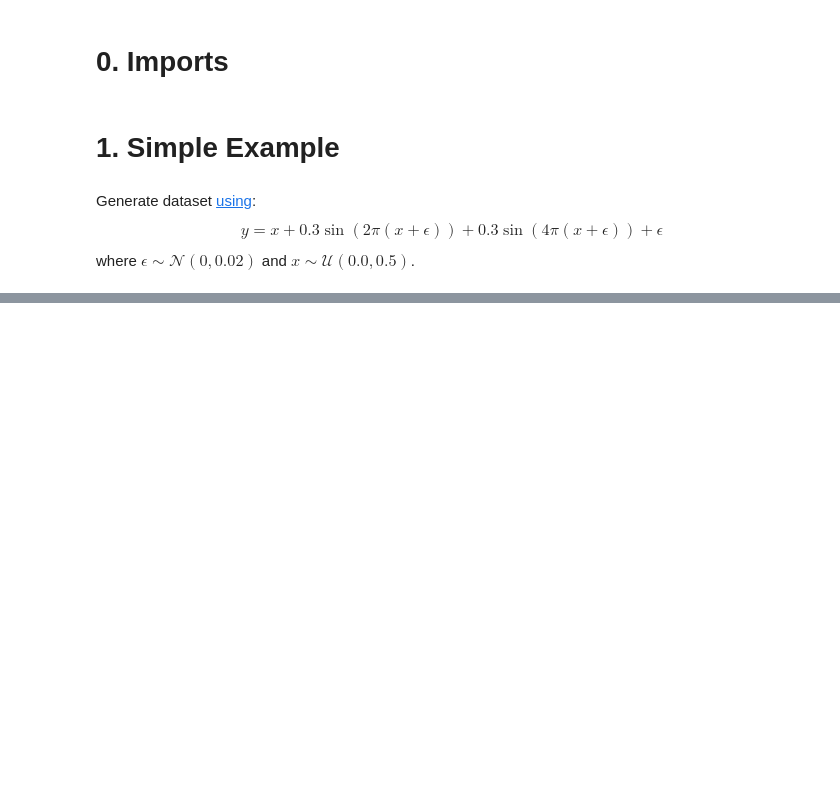
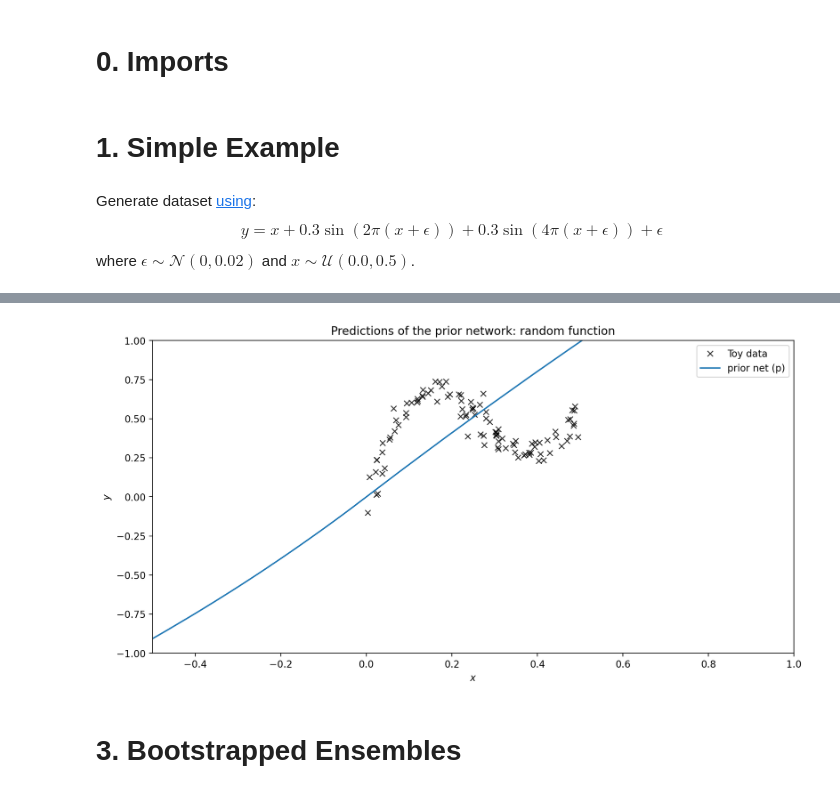
Before and after one commit to peterchang0414/randomized_priors, a Jupyter notebook: randomized_priors.ipynb, the cells around one changed output, grey strips where cells are left out. Drawn from its saved outputs; the diff is of its cells as text; code cells hidden in the pictures; blank space fills up the shorter version.

```diff
--- a/randomized_priors.ipynb
+++ b/randomized_priors.ipynb
@@ -58,0 +67,28 @@ plt.show()
+# %%
+class PriorNet(nn.Module):
+
+  @nn.compact
+  def __call__(self, x):
+    dense = partial(nn.Dense, kernel_init=glorot_normal())
+    return nn.Sequential([dense(16), nn.elu, dense(16), nn.elu, dense(1)])(x)
+# %%
+key, _ = jax.random.split(jax.random.PRNGKey(0))
+
+model = PriorNet()
+params = model.init(key, x_grid)
+prior_preds = 3 * model.apply(params, x_grid)
+# %%
+# Plot prior function
+plt.figure(figsize=[12,6], dpi=200)
+# first plot
+plt.plot(X, Y, 'kx', label='Toy data', alpha=0.8)
+plt.plot(x_grid, prior_preds, label='prior net (p)')
+plt.title('Predictions of the prior network: random function')
+plt.xlabel('$x$'); plt.ylabel('$y$')
+plt.xlim(-0.5,1.0); plt.ylim(-1.0,1.0)
+plt.legend();
+plt.show()
+# %% [output]
+[figure, added]
+# %% [markdown]
+# 3. Bootstrapped Ensembles
```
Also changed, not shown: parts of 4 cells of this notebook.
